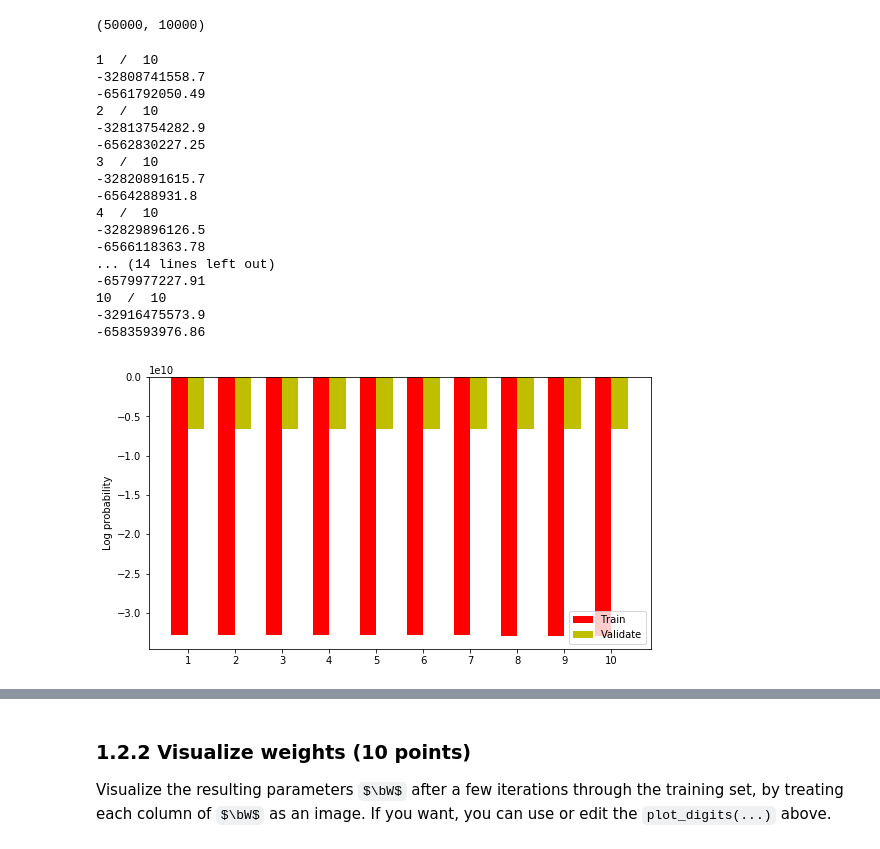
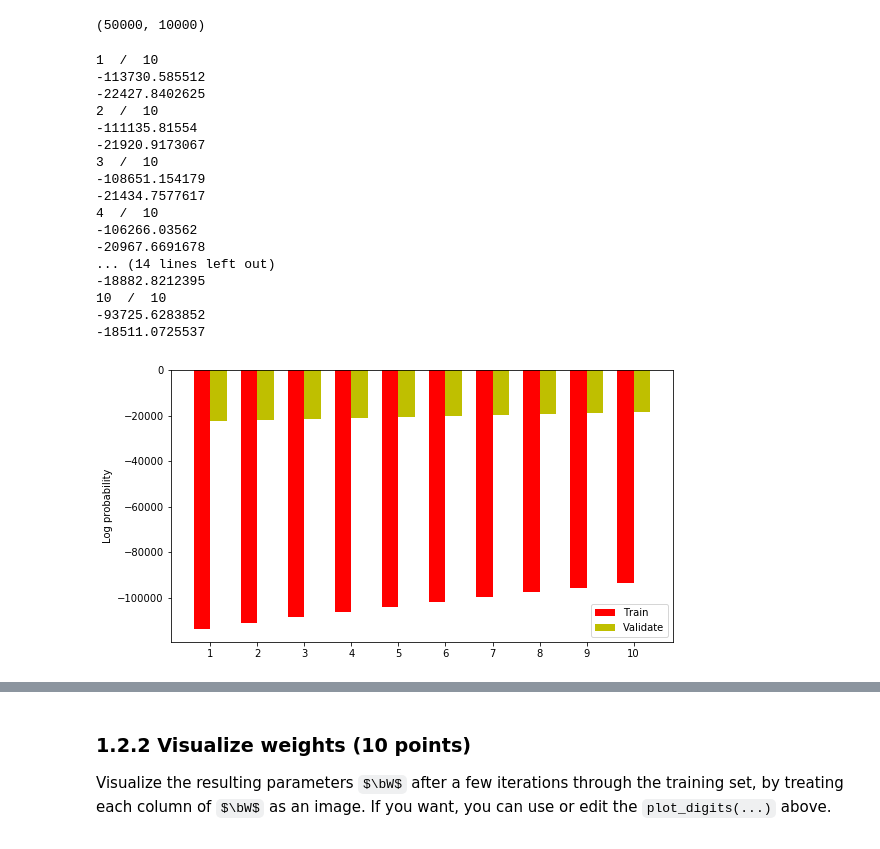
Before and after one commit to hammond756/ml1labs, a Jupyter notebook: lab2.ipynb, the cells around one changed output, grey strips where cells are left out. Cells and saved outputs as stored; diff of their text form; code cells hidden in the pictures; some formulas as TeX source.

```diff
--- a/lab2.ipynb
+++ b/lab2.ipynb
@@ -327,20 +327,27 @@ def sgd_iter(x_train, t_train, W, b):
     #shuffle trainingset
     x_train, t_train = shuffle(x_train, t_train, random_state=1)
 
+    logp_train = 0
+
     for i in range(len(x_train)):
-        _, grad_w, grad_b = logreg_gradient(x_train[i:i+1,:], t_train[i:i+1], W, b)
+        logp, grad_w, grad_b = logreg_gradient(x_train[i:i+1,:], t_train[i:i+1], W, b)
+
+
         # update both W and b parameters
         W = W + alpha * grad_w
         b = b + alpha * grad_b
 
-    return W, b
+        # sum log p
+        logp_train += logp
+
+    return logp_train, W, b
 # %%
 # Sanity check:
 np.random.seed(1243)
 W = np.zeros((28*28, 10))
 b = np.zeros(10)
 
-W, b = sgd_iter(x_train, t_train, W, b)
+logp_train, W, b = sgd_iter(x_train, t_train, W, b)
 # %%
 # test if all this makes sense
 # accuracy high (compared to 1/10 baseline) --> something is working
@@ -349,7 +356,7 @@ correct=0
 incorrect=0
 
 for i in range(len(x_train)):
-    if argmax(W.T.dot(x_train[i])+b) == t_train[i]:
+    if argmin(W.T.dot(x_train[i])+b) == t_train[i]:
         correct += 1
     else:
         incorrect +=1
@@ -375,68 +382,64 @@ len(x_train), len(x_valid)
 # %%
 def test_sgd(x_train, t_train, x_valid, t_valid, W, b):
 
-    cond_prob_train = []
-    cond_prob_valid = []
+    log_prob_train = []
+    log_prob_valid = []
 
     for i in range(10):
         print(i+1,' / ', 10)
         # SGD iteration: update W, update b
-        W, b = sgd_iter(x_train, t_train, W, b)
+        p_train, W, b = sgd_iter(x_train, t_train, W, b)
 
-        # calculate conditional probabilities
-        logq = x_train.dot(W) + b
-        a = amax(logq)
-        logZ = a + log(sum(exp(logq - a)))
-        logp = logq - logZ
+        p_valid, _, _ = sgd_iter(x_valid, t_valid, W, b)
 
-        cond_prob_train.append(sum(logp[:,t_train].squeeze()))
-        cond_prob_valid.append(sum(logp[:,t_valid].squeeze()))
+        log_prob_train.append(p_train)
+        print(log_prob_train[i])
 
-        print(cond_prob_train[i])
-        print(cond_prob_valid[i])
+        log_prob_valid.append(p_valid)
+        print(log_prob_valid[i])
 
-    return W, b, cond_prob_train, cond_prob_valid
+    return W, b, log_prob_train, log_prob_valid
 
 np.random.seed(1243)
 W = np.zeros((28*28, 10))
 b = np.zeros(10)
-W, b, cond_prob_train, cond_prob_valid = test_sgd(x_train, t_train, x_valid, t_valid, w, b)
+W, b, log_prob_train, log_prob_valid = test_sgd(x_train, t_train, x_valid, t_valid, w, b)
 # %% [output]
 1  /  10
--32808741558.7
--6561792050.49
+-113730.585512
+-22427.8402625
 2  /  10
--32813754282.9
--6562830227.25
+-111135.81554
+-21920.9173067
 3  /  10
--32820891615.7
--6564288931.8
+-108651.154179
+-21434.7577617
 4  /  10
--32829896126.5
--6566118363.78
+-106266.03562
+-20967.6691678
 ... (14 lines left out)
--6579977227.91
+-18882.8212395
 10  /  10
--32916475573.9
--6583593976.86
+-93725.6283852
+-18511.0725537
 # %%
 N = 10
 
 ind = np.arange(N)  # the x locations for the groups
 width = 0.35       # the width of the bars
 
 fig, ax = plt.subplots()
-rects1 = ax.bar(ind, cond_prob_train, width, color='r')
+rects1 = ax.bar(ind, log_prob_train, width, color='r')
 
-rects2 = ax.bar(ind + width, cond_prob_valid, width, color='y')
+rects2 = ax.bar(ind + width, log_prob_valid, width, color='y')
 
 # add some text for labels, title and axes ticks
 ax.set_ylabel('Log probability')
 ax.set_xticks(ind + width / 2)
 ax.set_xticklabels((np.arange(N))+1)
 
 ax.legend((rects1[0], rects2[0]), ('Train', 'Validate'))
 
 plt.show()
 # %% [output]
-[figure, old version]
+[figure, new version]
```
Also changed, not shown: parts of 5 cells of this notebook.
